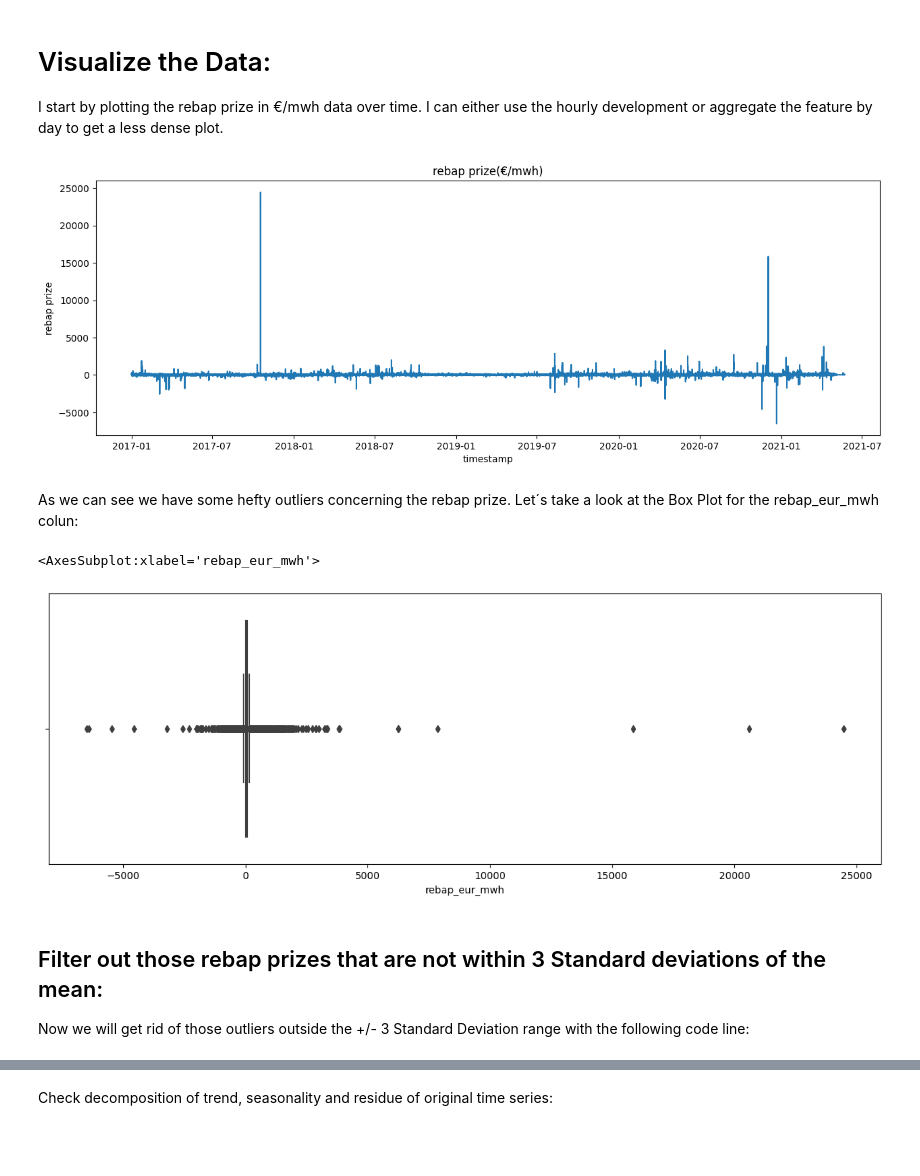
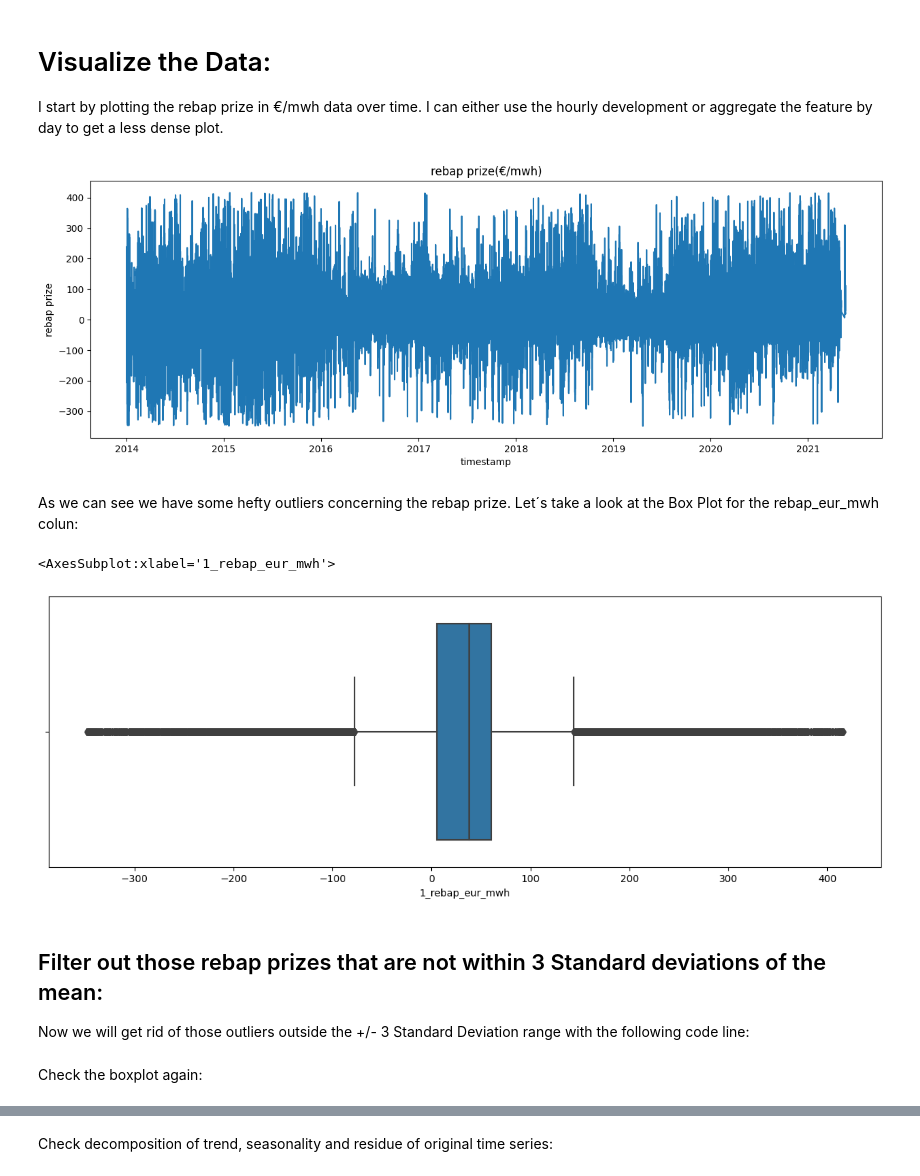
Before and after one commit to Antadurunnu/Energy-imbalance-price-prediction, a Jupyter notebook: es_forecast_data_processing.ipynb, the cells around one changed output, grey strips where cells are left out. Cells and saved outputs as stored; diff of their text form; code cells hidden in the pictures; blank space fills up the shorter version.

```diff
--- a/es_forecast_data_processing.ipynb
+++ b/es_forecast_data_processing.ipynb
@@ -193,20 +190,24 @@ plt.rcParams['figure.dpi'] = 100
 # Visualize the Data:
 
 I start by plotting the rebap prize in €/mwh data over time. I can either use the hourly development or aggregate the feature by day to get a less dense plot.
+# %%
+df_input = pd.read_csv("data/data_processed/df_rebap.csv")
+# %%
+df_input['timestamp']=df_input['timestamp'].astype('datetime64')
 # %%
 # Temperature hourly development over time
 fig, ax = plt.subplots()
-sns.lineplot(x='timestamp', y='rebap_eur_mwh', data=df_input, ax=ax)
+sns.lineplot(x='timestamp', y='1_rebap_eur_mwh', data=df_input, ax=ax)
 ax.set(title='rebap prize(€/mwh)', ylabel='rebap prize');
 # %% [output]
-[figure, old version]
+[figure, new version]
 # %% [markdown]
 As we can see we have some hefty outliers concerning the rebap prize. Let´s take a look at the Box Plot for the rebap_eur_mwh colun:
 # %%
-sns.boxplot(x=df_input['rebap_eur_mwh'])
+sns.boxplot(x=df_input['1_rebap_eur_mwh'])
 # %% [output]
-<AxesSubplot:xlabel='rebap_eur_mwh'>
+<AxesSubplot:xlabel='1_rebap_eur_mwh'>
-[figure, old version]
+[figure, new version]
 # %% [markdown]
 ## Filter out those rebap prizes that are not within 3 Standard deviations of the mean:
 
@@ -216,0 +220,2 @@ df_input = df_input[np.abs(df_input['rebap_eur_mwh'] - df_input['rebap_eur_mwh']
+# %% [markdown]
+Check the boxplot again:
```
Also changed, not shown: parts of 52 cells of this notebook, 1 other file.
